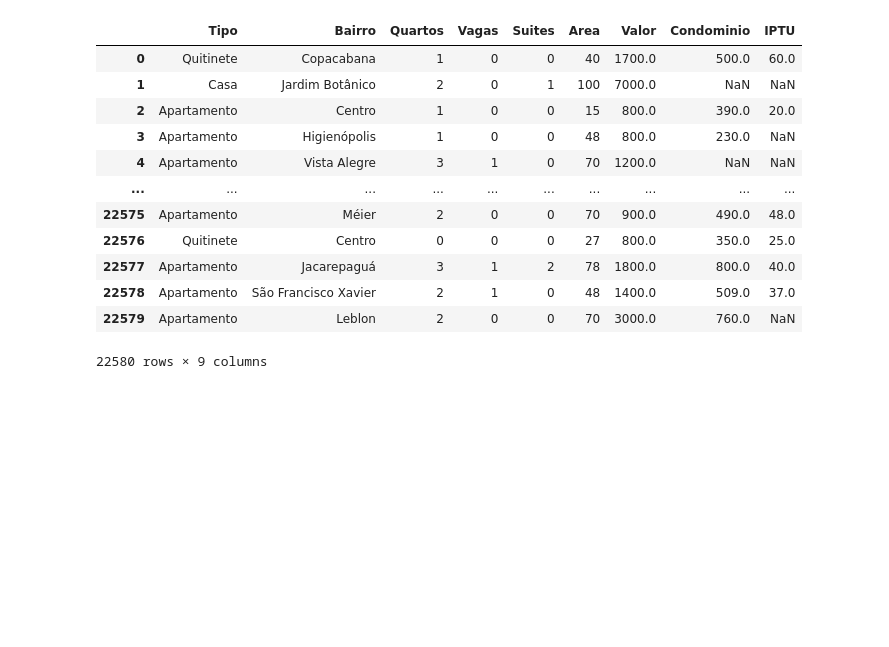
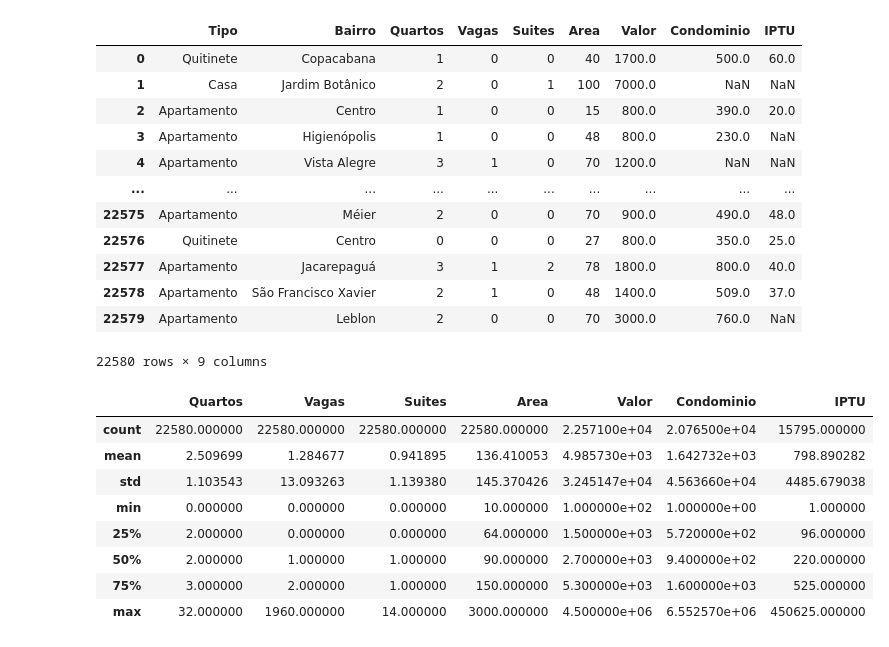
Before and after one commit to LeonardoLeiteMeira/data_science, a Jupyter notebook: pandas/base_de_dados.ipynb, the cells around one changed output. Drawn from its saved outputs; the diff is of its cells as text; code cells hidden in the pictures; blank space fills up the shorter version.

```diff
--- a/pandas/base_de_dados.ipynb
+++ b/pandas/base_de_dados.ipynb
@@ -202,3 +202,15 @@ dados_residenciais
 22580 rows × 9 columns
 # %%
 dados_residenciais.to_csv("./output/dados_residenciais.csv",sep=";",index=False)
+# %%
+dados_residenciais.describe()
+# %% [output]
+|  | Quartos | Vagas | Suites | Area | Valor | Condominio | IPTU |
+| count | 22580.000000 | 22580.000000 | 22580.000000 | 22580.000000 | 2.257100e+04 | 2.076500e+04 | 15795.000000 |
+| mean | 2.509699 | 1.284677 | 0.941895 | 136.410053 | 4.985730e+03 | 1.642732e+03 | 798.890282 |
+| std | 1.103543 | 13.093263 | 1.139380 | 145.370426 | 3.245147e+04 | 4.563660e+04 | 4485.679038 |
+| min | 0.000000 | 0.000000 | 0.000000 | 10.000000 | 1.000000e+02 | 1.000000e+00 | 1.000000 |
+| 25% | 2.000000 | 0.000000 | 0.000000 | 64.000000 | 1.500000e+03 | 5.720000e+02 | 96.000000 |
+| 50% | 2.000000 | 1.000000 | 1.000000 | 90.000000 | 2.700000e+03 | 9.400000e+02 | 220.000000 |
+| 75% | 3.000000 | 2.000000 | 1.000000 | 150.000000 | 5.300000e+03 | 1.600000e+03 | 525.000000 |
+| max | 32.000000 | 1960.000000 | 14.000000 | 3000.000000 | 4.500000e+06 | 6.552570e+06 | 450625.000000 |
```
Also changed, not shown: parts of 1 cell of this notebook, 3 other files.
